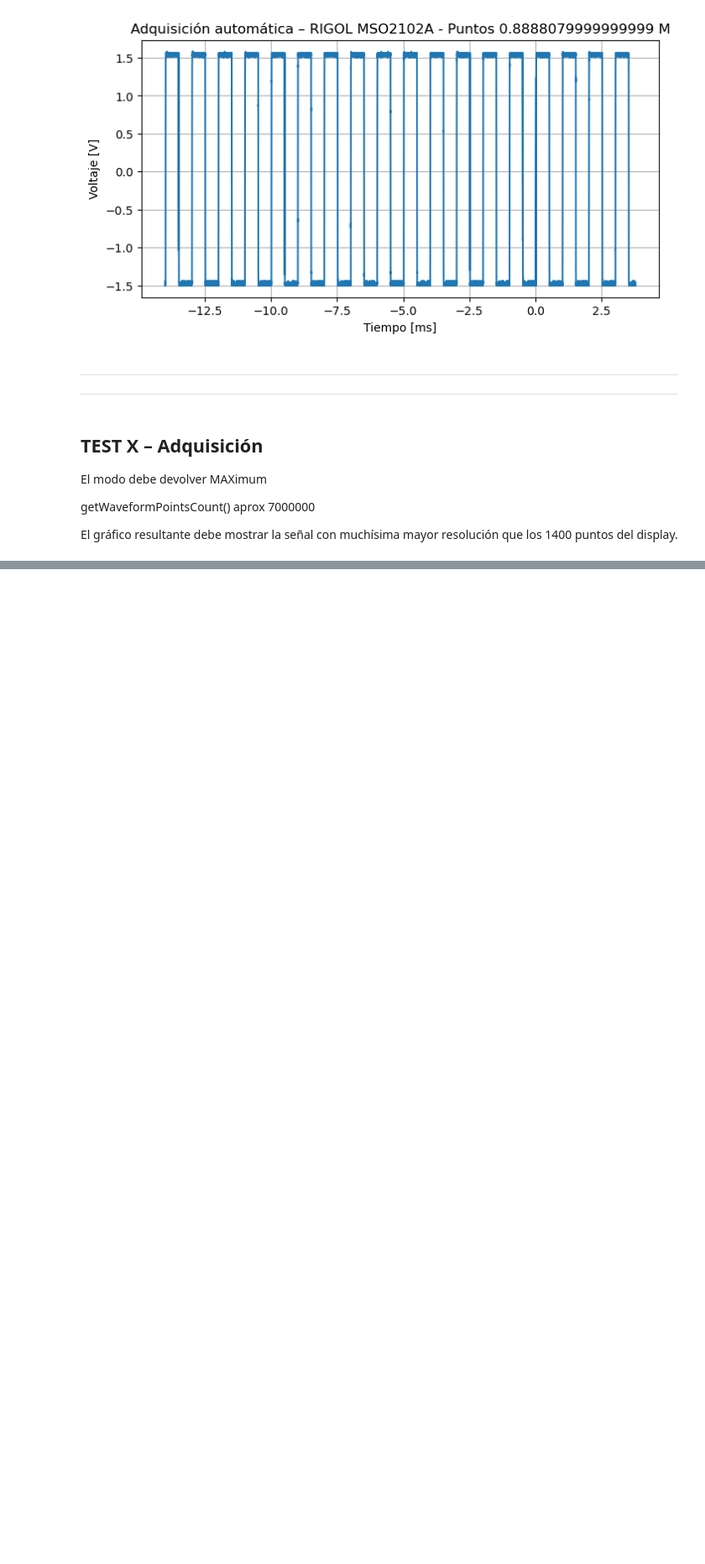
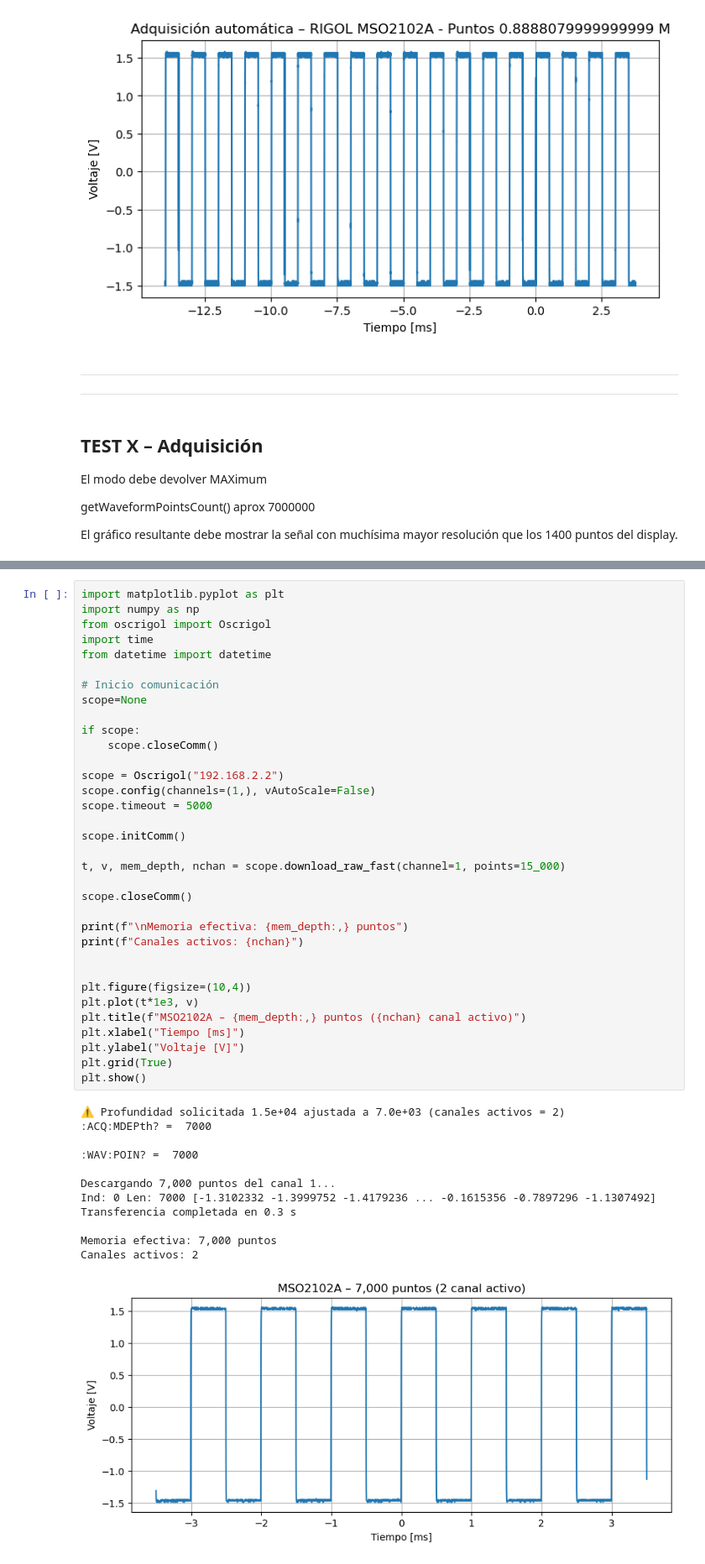
Before and after one commit to mggonza/GLOmAe-scripts-2-control-instruments, a Jupyter notebook: oscilloscopes/rigol-MSO2102A/testing_rigol_MSO2102A.ipynb, the cells around one changed output, grey strips where cells are left out. Shown: that part at 84% size. Cells and saved outputs as stored; diff of their text form; blank space fills up the shorter version.

```diff
--- a/oscilloscopes/rigol-MSO2102A/testing_rigol_MSO2102A.ipynb
+++ b/oscilloscopes/rigol-MSO2102A/testing_rigol_MSO2102A.ipynb
@@ -526,0 +519,47 @@ scope._osci.write(":WAVeform::MODE?")
+# %%
+import matplotlib.pyplot as plt
+import numpy as np
+from oscrigol import Oscrigol
+import time
+from datetime import datetime
+
+# Inicio comunicación
+scope=None
+
+if scope:
+    scope.closeComm()
+
+scope = Oscrigol("192.168.2.2")
+scope.config(channels=(1,), vAutoScale=False)
+scope.timeout = 5000
+
+scope.initComm()
+
+t, v, mem_depth, nchan = scope.download_raw_fast(channel=1, points=15_000)
+
+scope.closeComm()
+
+print(f"\nMemoria efectiva: {mem_depth:,} puntos")
+print(f"Canales activos: {nchan}")
+
+
+plt.figure(figsize=(10,4))
+plt.plot(t*1e3, v)
+plt.title(f"MSO2102A – {mem_depth:,} puntos ({nchan} canal activo)")
+plt.xlabel("Tiempo [ms]")
+plt.ylabel("Voltaje [V]")
+plt.grid(True)
+plt.show()
+# %% [output]
+⚠️ Profundidad solicitada 1.5e+04 ajustada a 7.0e+03 (canales activos = 2)
+:ACQ:MDEPth? =  7000
+
+:WAV:POIN? =  7000
+
+Descargando 7,000 puntos del canal 1...
+Ind: 0 Len: 7000 [-1.3102332 -1.3999752 -1.4179236 ... -0.1615356 -0.7897296 -1.1307492]
+Transferencia completada en 0.3 s
+
+Memoria efectiva: 7,000 puntos
+Canales activos: 2
+[figure, added]
```
Also changed, not shown: parts of 5 cells of this notebook, 2 other files.
